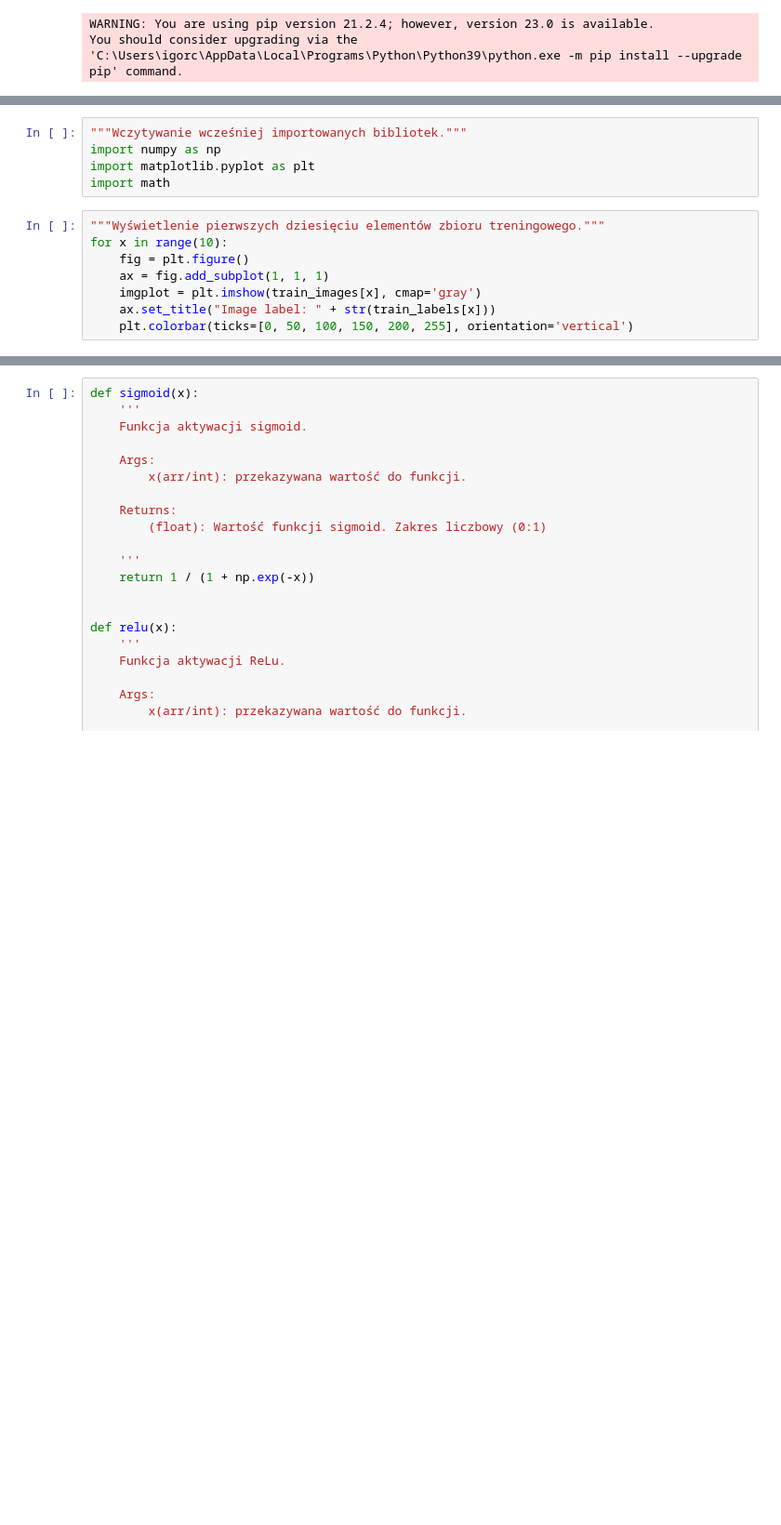
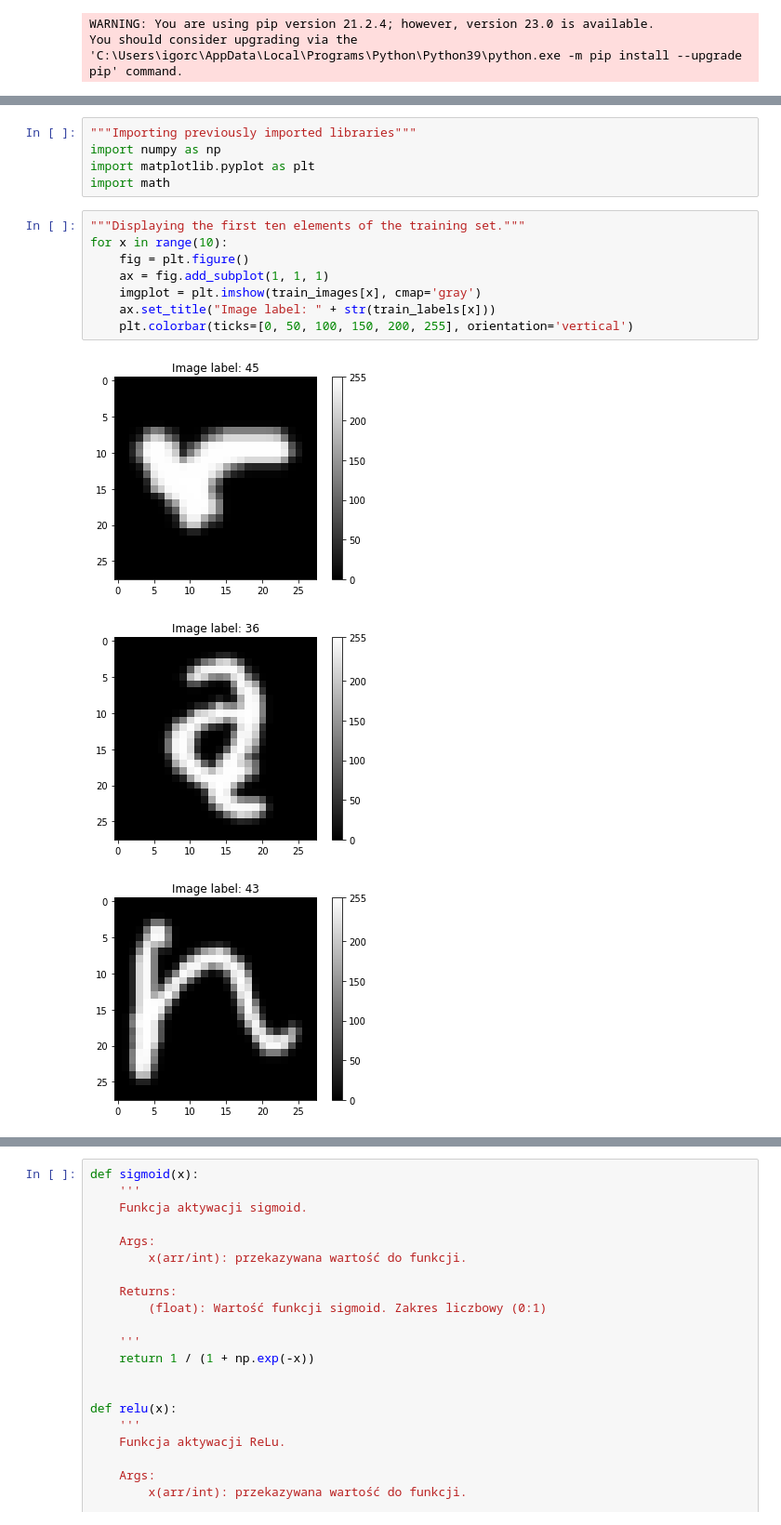
Before and after one commit to IgorTest19/CNN_NN, a Jupyter notebook: CNN_NN.ipynb, the cells around one changed output, grey strips where cells are left out. Shown at 93% size. Cells and saved outputs as stored; diff of their text form; blank space fills up the shorter version.

```diff
--- a/CNN_NN.ipynb
+++ b/CNN_NN.ipynb
@@ -79,13 +79,17 @@ Wymiary etykiet od danych testowych: (18800,)
 # %%
-"""Wczytywanie wcześniej importowanych bibliotek."""
+"""Importing previously imported libraries"""
 import numpy as np
 import matplotlib.pyplot as plt
 import math
 # %%
-"""Wyświetlenie pierwszych dziesięciu elementów zbioru treningowego."""
+"""Displaying the first ten elements of the training set."""
 for x in range(10):
     fig = plt.figure()
     ax = fig.add_subplot(1, 1, 1)
     imgplot = plt.imshow(train_images[x], cmap='gray')
     ax.set_title("Image label: " + str(train_labels[x]))
     plt.colorbar(ticks=[0, 50, 100, 150, 200, 255], orientation='vertical')
+# %% [output]
+[figure, added]
+[figure, added]
+[figure, added]
```
Also changed, not shown: parts of 8 cells of this notebook.
